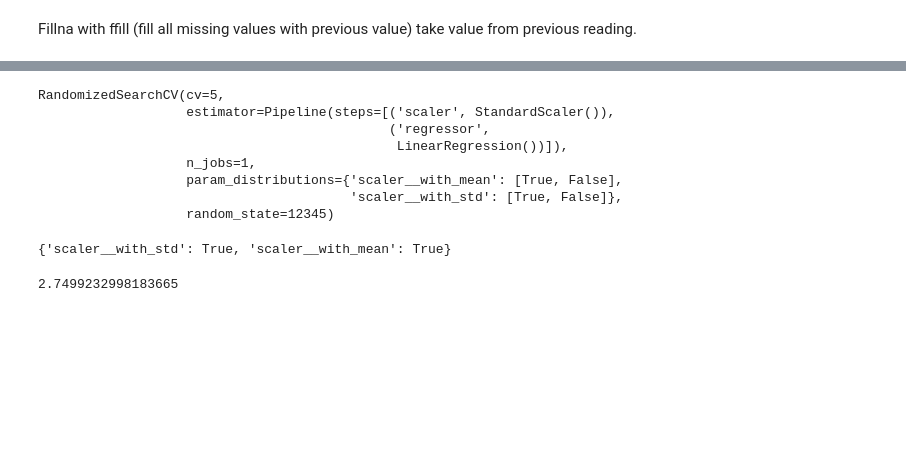
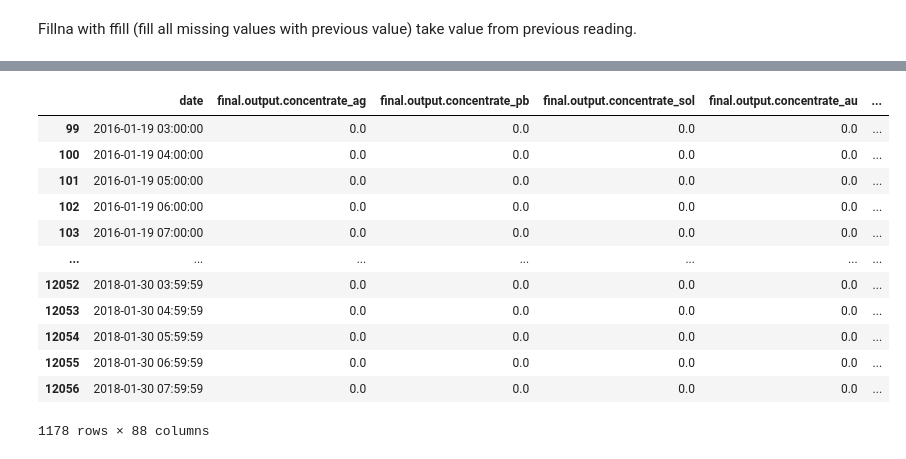
Before and after one commit to BLacuesta3/Sprint-10-Project, a Jupyter notebook: Sprint 10 Project Notebook.ipynb, the cells around one changed output, grey strips where cells are left out. Drawn from its saved outputs; the diff is of its cells as text; code cells hidden in the pictures; blank space fills up the shorter version.

Commit message:
harry's new code

```diff
--- a/Sprint 10 Project Notebook.ipynb
+++ b/Sprint 10 Project Notebook.ipynb
@@ -70,7 +72,7 @@ secondary_cleaner.state.floatbank6_a_air      103
 secondary_cleaner.state.floatbank6_a_level     85
 Length: 87, dtype: int64
 # %%
-data_train.dropna(inplace=True)
+data_train.bfill(inplace=True)
 # %%
 data_train.isna().sum()
 # %% [output]
@@ -332,11 +334,11 @@ Index(['date', 'final.output.concentrate_ag', 'final.output.concentrate_pb',
 # %% [markdown]
 Fillna with ffill (fill all missing values with previous value) take value from previous reading.
 # %%
-C = data_full['rougher.output.concentrate_ag']
+C = data_train['rougher.output.concentrate_au']
 
-F = data_full['rougher.input.feed_au']
+F = data_train['rougher.input.feed_au']
 
-T = data_full['rougher.output.tail_au']
+T = data_train['rougher.output.tail_au']
 # %%
 def recovery(C, F, T):
     numerator = C * (F - T)
@@ -344,3 +348,13 @@ def recovery(C, F, T):
     division = numerator / denominator
     recovery = division * 100
     return recovery
+# %%
+# Harry's code
+#subset = data_train[['rougher.output.concentrate_au','rougher.input.feed_au', 'rougher.output.tail_au', 'rougher.output.recovery']]
+C = subset['rougher.output.concentrate_au']
+
+F = subset['rougher.input.feed_au']
+
+T = subset['rougher.output.tail_au']
+subset['calculated_recovery'] = recovery(C, F, T)
+subset.info()
@@ -353,4 +395,0 @@ data_train['calculated_recovery'].isna().sum()
-# %%
-data_train.dropna(subset='calculated_recovery', inplace=True)
-
-data_train['calculated_recovery'].isna().sum()
@@ -387,19 +410,0 @@ r_rsearch = RandomizedSearchCV(estimator=r_model, param_distributions=lr_param_g
-# %%
-r_rsearch.fit(rx_train, ry_train)
-# %% [output]
-RandomizedSearchCV(cv=5,
-                   estimator=Pipeline(steps=[('scaler', StandardScaler()),
-                                             ('regressor',
-                                              LinearRegression())]),
-                   n_jobs=1,
-                   param_distributions={'scaler__with_mean': [True, False],
-                                        'scaler__with_std': [True, False]},
-                   random_state=12345)
-# %%
-r_bparams = r_rsearch.best_params_
-
-r_bscore = r_rsearch.best_score_
-
-r_bparams
-# %% [output]
-{'scaler__with_std': True, 'scaler__with_mean': True}
@@ -412,6 +411,16 @@ r_predicted_valid = r_model.predict(rx_valid)
-# %%
-r_mae = mean_absolute_error(ry_valid, r_predicted_valid)
-
-r_mae
-# %% [output]
-2.7499232998183665
+# %%
+data_train[data_train['calculated_recovery'].isna()]
+# %% [output]
+|  | date | final.output.concentrate_ag | final.output.concentrate_pb | final.output.concentrate_sol | final.output.concentrate_au | ... |
+| 99 | 2016-01-19 03:00:00 | 0.0 | 0.0 | 0.0 | 0.0 | ... |
+| 100 | 2016-01-19 04:00:00 | 0.0 | 0.0 | 0.0 | 0.0 | ... |
+| 101 | 2016-01-19 05:00:00 | 0.0 | 0.0 | 0.0 | 0.0 | ... |
+| 102 | 2016-01-19 06:00:00 | 0.0 | 0.0 | 0.0 | 0.0 | ... |
+| 103 | 2016-01-19 07:00:00 | 0.0 | 0.0 | 0.0 | 0.0 | ... |
+| ... | ... | ... | ... | ... | ... | ... |
+| 12052 | 2018-01-30 03:59:59 | 0.0 | 0.0 | 0.0 | 0.0 | ... |
+| 12053 | 2018-01-30 04:59:59 | 0.0 | 0.0 | 0.0 | 0.0 | ... |
+| 12054 | 2018-01-30 05:59:59 | 0.0 | 0.0 | 0.0 | 0.0 | ... |
+| 12055 | 2018-01-30 06:59:59 | 0.0 | 0.0 | 0.0 | 0.0 | ... |
+| 12056 | 2018-01-30 07:59:59 | 0.0 | 0.0 | 0.0 | 0.0 | ... |
+1178 rows × 88 columns
```
Also changed, not shown: parts of 28 cells of this notebook.
